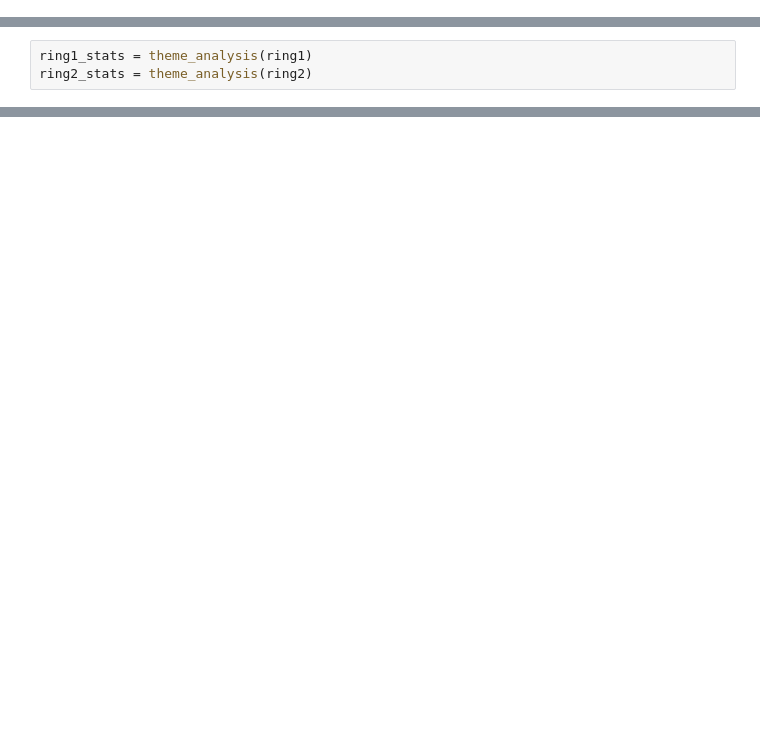
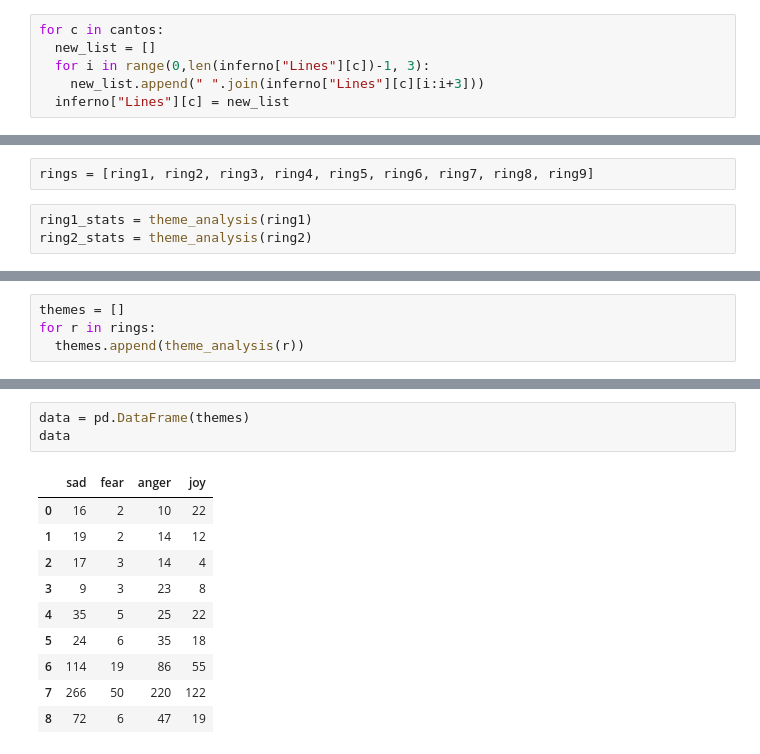
Before and after one commit to Blaine-Mason/Divine-Comedy-Ring-Analysis, a Jupyter notebook: Parsing_inferno.ipynb, the cells around one changed output, grey strips where cells are left out. Saved outputs shown, nothing was run; the diff lists cells and outputs as text; blank space fills up the shorter version.

Commit message:
3 Lines

```diff
--- a/Parsing_inferno.ipynb
+++ b/Parsing_inferno.ipynb
@@ -50,0 +45,6 @@ Successfully installed lux-0.8.2 multidict-5.1.0 pulsar-2.0.2 pulsar-odm-0.7.0 p
+# %%
+for c in cantos:
+  new_list = []
+  for i in range(0,len(inferno["Lines"][c])-1, 3):
+    new_list.append(" ".join(inferno["Lines"][c][i:i+3]))
+  inferno["Lines"][c] = new_list
@@ -147,6 +145,8 @@ def theme_analysis(ring_name):
   num_anger = len([ring_name[i][1] for i in range(0,len(ring_name)) if ring_name[i][1] == "anger"])
   num_joy = len([ring_name[i][1] for i in range(0,len(ring_name)) if ring_name[i][1] == "joy"])
   return {"sad": num_sad, "fear": num_fear, "anger": num_anger, "joy": num_joy}
+# %%
+rings = [ring1, ring2, ring3, ring4, ring5, ring6, ring7, ring8, ring9]
 # %%
 ring1_stats = theme_analysis(ring1)
 ring2_stats = theme_analysis(ring2)
@@ -160,0 +153,4 @@ ring1_stats
+# %%
+themes = []
+for r in rings:
+  themes.append(theme_analysis(r))
@@ -160,0 +164,14 @@ ring1_stats
+# %%
+data = pd.DataFrame(themes)
+data
+# %% [output]
+|  | sad | fear | anger | joy |
+| 0 | 16 | 2 | 10 | 22 |
+| 1 | 19 | 2 | 14 | 12 |
+| 2 | 17 | 3 | 14 | 4 |
+| 3 | 9 | 3 | 23 | 8 |
+| 4 | 35 | 5 | 25 | 22 |
+| 5 | 24 | 6 | 35 | 18 |
+| 6 | 114 | 19 | 86 | 55 |
+| 7 | 266 | 50 | 220 | 122 |
+| 8 | 72 | 6 | 47 | 19 |
```
Also changed, not shown: parts of 19 cells of this notebook, 2 other files.
